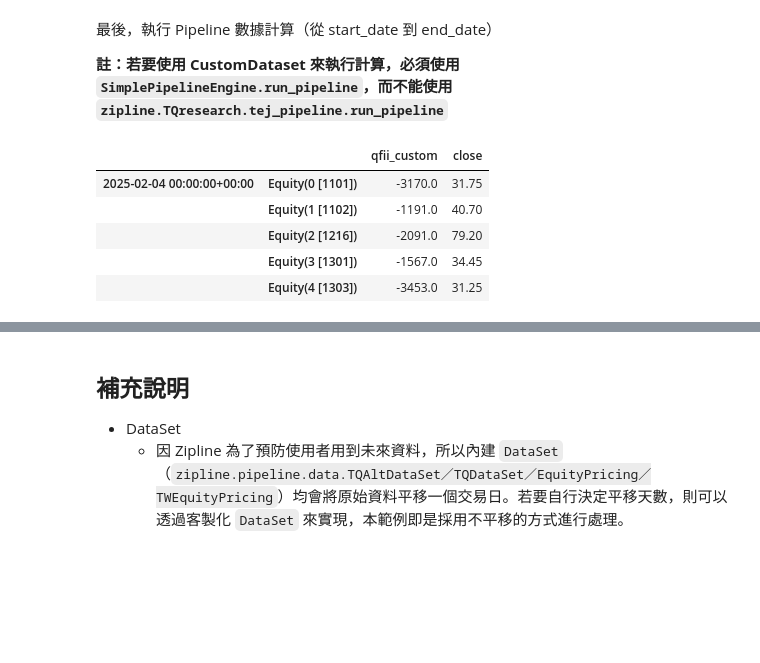
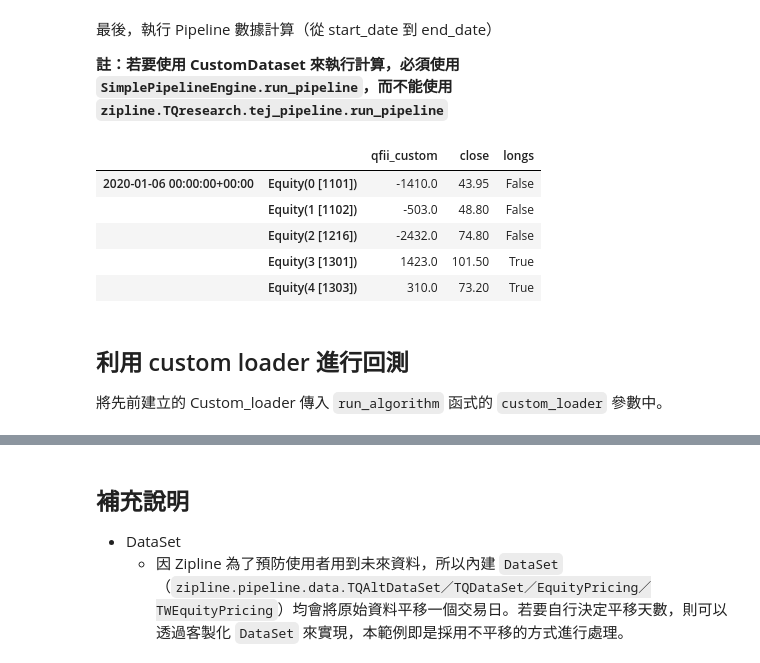
Before and after one commit to tejtw/TQuant-Lab, a Jupyter notebook: lecture/DataFrameLoader.ipynb, the cells around one changed output, grey strips where cells are left out. Drawn from its saved outputs; the diff is of its cells as text; code cells hidden in the pictures; blank space fills up the shorter version.

```diff
--- a/lecture/DataFrameLoader.ipynb
+++ b/lecture/DataFrameLoader.ipynb
@@ -34,12 +35,12 @@ from TejToolAPI.TejToolAPI import get_history_data
 - `bundles.load` 函式負責從先前已經 ingest 的 bundle 中載入數據，使使用者能夠在 Zipline 環境中利用 `AssetFinder` 存取證券 `SID`（Security Identifier）。
 # %%
 start = '2020-01-03'
-end = '2025-02-04'
+end = '2025-02-07'
 
 start_dt = pd.Timestamp(start, tz='utc')
 end_dt = pd.Timestamp(end, tz='utc')
 
-# pool = get_universe(start, end, idx_id=['IX0002'])
+pool = get_universe(start, end, idx_id=['IX0002'])
 
-# simple_ingest(name = 'tquant', tickers = pool, start_date = start , end_date = end)
+#simple_ingest(name = 'tquant', tickers = pool, start_date = start , end_date = end)
 # %% [output]
@@ -199,11 +198,13 @@ engine = SimplePipelineEngine(
 def make_pipeline():
     qfii_custom = CustomDataset.Qfii_Diff_Vol.latest
     close = EquityPricing.close.latest
+    longs = qfii_custom.top(10)
 
     return Pipeline(
         columns={
             'qfii_custom': qfii_custom,
-            'close': close
+            'close': close,
+            'longs': longs
         }
     )
 # %% [markdown]
@@ -211,12 +212,15 @@ def make_pipeline():
 
 **註：若要使用 CustomDataset 來執行計算，必須使用 `SimplePipelineEngine.run_pipeline`，而不能使用 `zipline.TQresearch.tej_pipeline.run_pipeline`**
 # %%
-result = engine.run_pipeline(make_pipeline(), end_dt, end_dt)
+result = engine.run_pipeline(make_pipeline(), start_dt, end_dt)
 result.head()
 # %% [output]
-|  |  | qfii_custom | close |
-| 2025-02-04 00:00:00+00:00 | Equity(0 [1101]) | -3170.0 | 31.75 |
-|  | Equity(1 [1102]) | -1191.0 | 40.70 |
-|  | Equity(2 [1216]) | -2091.0 | 79.20 |
-|  | Equity(3 [1301]) | -1567.0 | 34.45 |
-|  | Equity(4 [1303]) | -3453.0 | 31.25 |
+|  |  | qfii_custom | close | longs |
+| 2020-01-06 00:00:00+00:00 | Equity(0 [1101]) | -1410.0 | 43.95 | False |
+|  | Equity(1 [1102]) | -503.0 | 48.80 | False |
+|  | Equity(2 [1216]) | -2432.0 | 74.80 | False |
+|  | Equity(3 [1301]) | 1423.0 | 101.50 | True |
+|  | Equity(4 [1303]) | 310.0 | 73.20 | True |
+# %% [markdown]
+## 利用 custom loader 進行回測
+將先前建立的 Custom_loader 傳入 `run_algorithm` 函式的 `custom_loader` 參數中。
```
Also changed, not shown: parts of 5 cells of this notebook.
